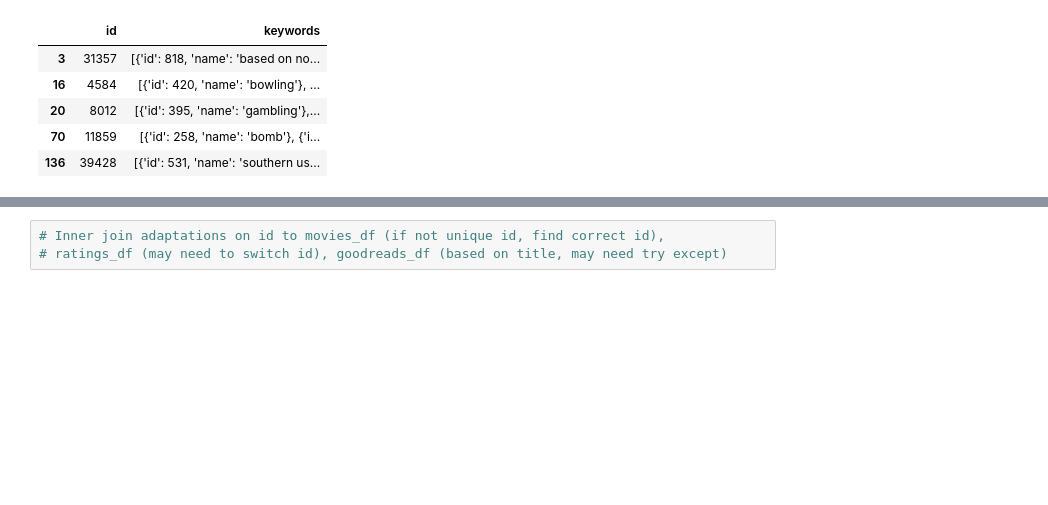
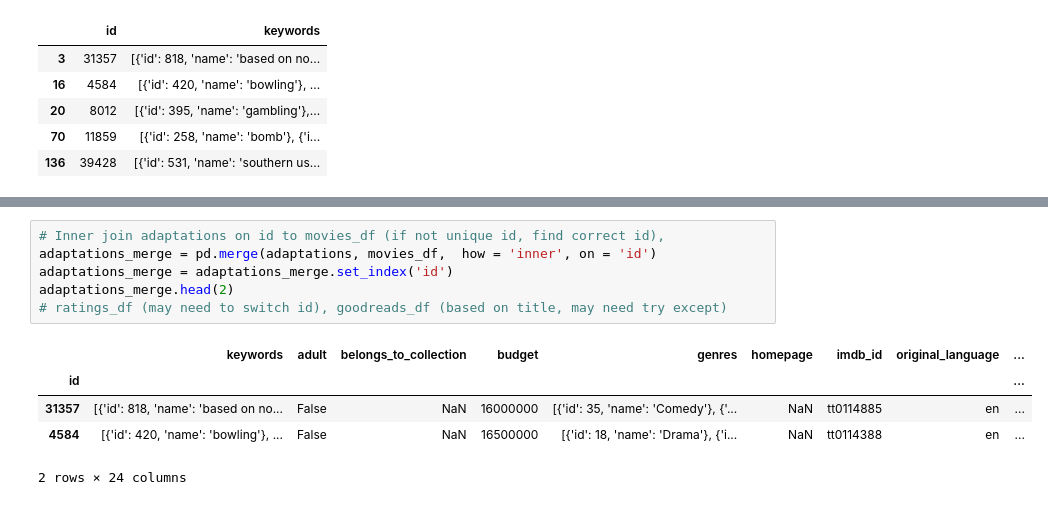
Before and after one commit to laurenemilyto/film_adapatation_success, a Jupyter notebook: Predicting Book to Movie Adaptations.ipynb, the cells around one changed output, grey strips where cells are left out. Cells and saved outputs as stored; diff of their text form; blank space fills up the shorter version.

```diff
--- a/Predicting Book to Movie Adaptations.ipynb
+++ b/Predicting Book to Movie Adaptations.ipynb
@@ -32,3 +40,12 @@ adaptations.head()
 # %%
 # Inner join adaptations on id to movies_df (if not unique id, find correct id),
+adaptations_merge = pd.merge(adaptations, movies_df,  how = 'inner', on = 'id')
+adaptations_merge = adaptations_merge.set_index('id')
+adaptations_merge.head(2)
 # ratings_df (may need to switch id), goodreads_df (based on title, may need try except)
+# %% [output]
+|  | keywords | adult | belongs_to_collection | budget | genres | homepage | imdb_id | original_language | ... |
+| id |  |  |  |  |  |  |  |  | ... |
+| 31357 | [{'id': 818, 'name': 'based on no... | False | NaN | 16000000 | [{'id': 35, 'name': 'Comedy'}, {'... | NaN | tt0114885 | en | ... |
+| 4584 | [{'id': 420, 'name': 'bowling'}, ... | False | NaN | 16500000 | [{'id': 18, 'name': 'Drama'}, {'i... | NaN | tt0114388 | en | ... |
+2 rows × 24 columns
```
Also changed, not shown: parts of 9 cells of this notebook.
